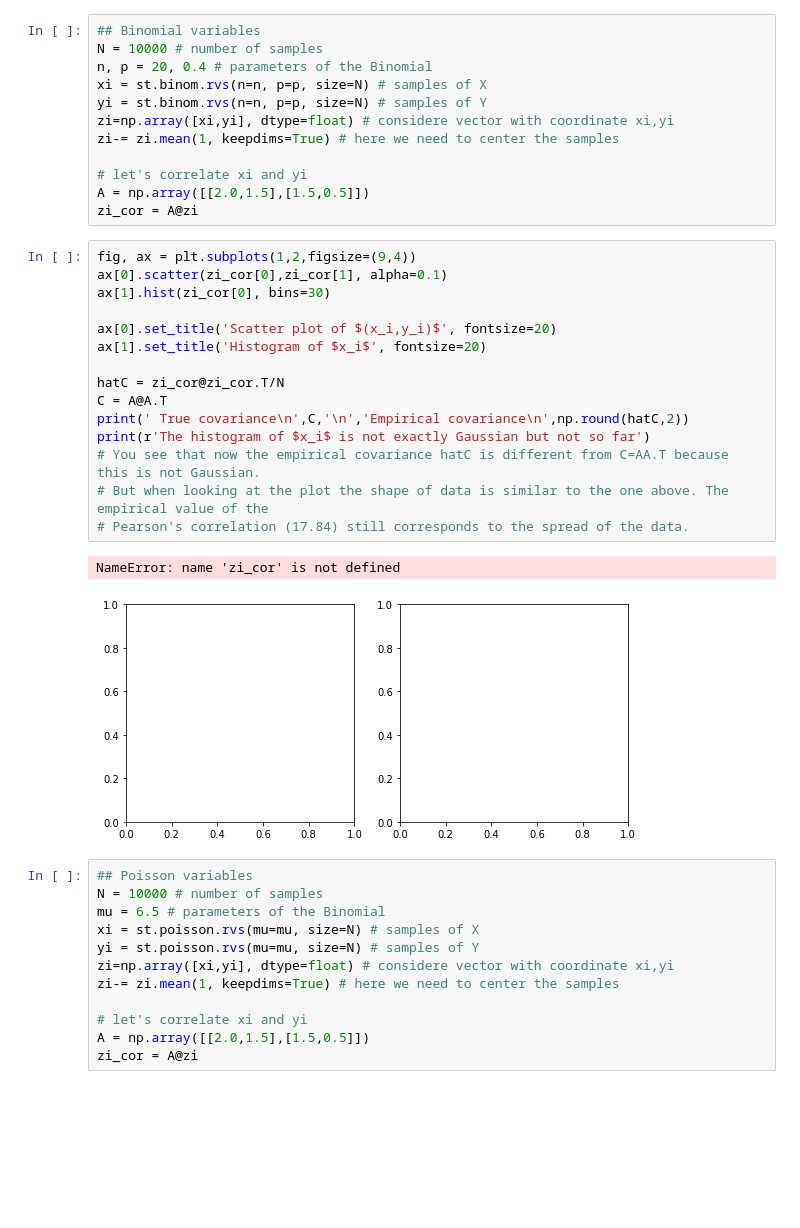
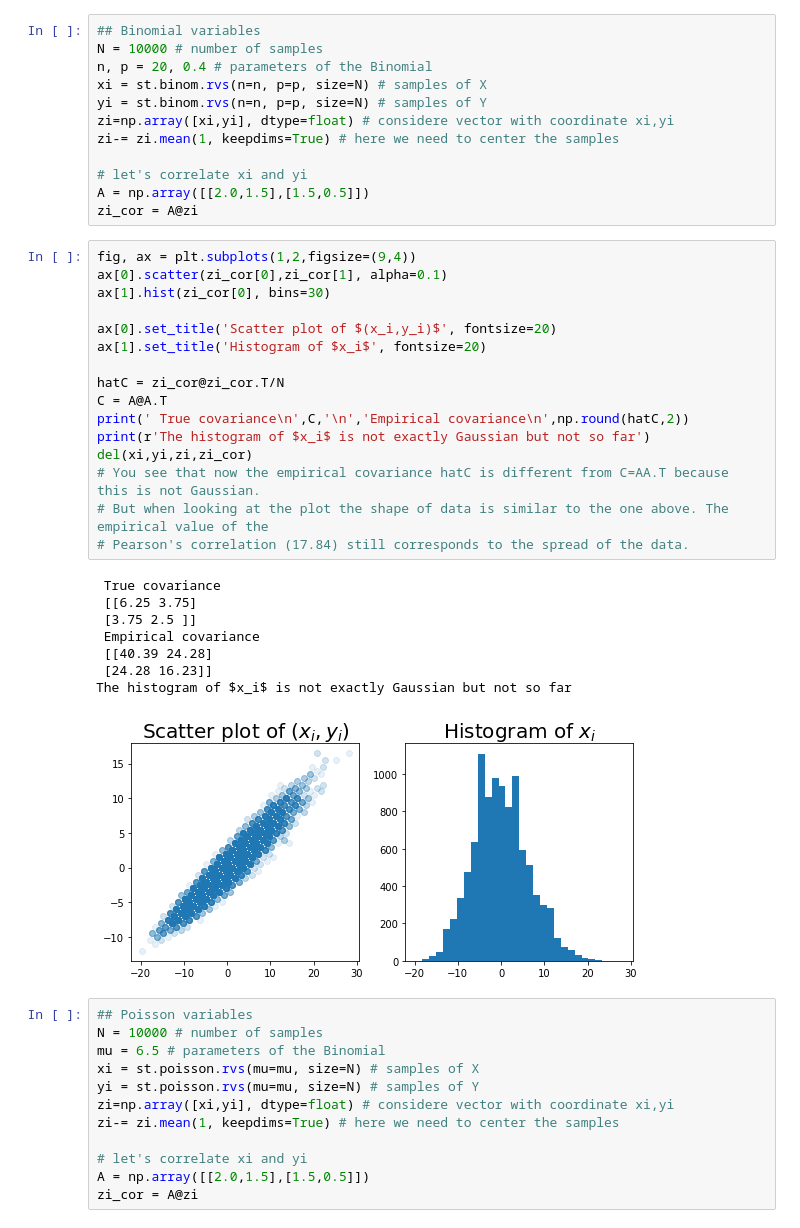
Before and after one commit to JonathanVacher/projects, a Jupyter notebook: correlation/correlations.ipynb, the cells around one changed output. Drawn from its saved outputs; the diff is of its cells as text; blank space fills up the shorter version.

```diff
--- a/correlation/correlations.ipynb
+++ b/correlation/correlations.ipynb
@@ -66,21 +66,28 @@ zi_cor = A@zi
 # %%
 fig, ax = plt.subplots(1,2,figsize=(9,4))
 ax[0].scatter(zi_cor[0],zi_cor[1], alpha=0.1)
 ax[1].hist(zi_cor[0], bins=30)
 
 ax[0].set_title('Scatter plot of $(x_i,y_i)$', fontsize=20)
 ax[1].set_title('Histogram of $x_i$', fontsize=20)
 
 hatC = zi_cor@zi_cor.T/N
 C = A@A.T
 print(' True covariance\n',C,'\n','Empirical covariance\n',np.round(hatC,2))
 print(r'The histogram of $x_i$ is not exactly Gaussian but not so far')
+del(xi,yi,zi,zi_cor)
 # You see that now the empirical covariance hatC is different from C=AA.T because this is not Gaussian.
 # But when looking at the plot the shape of data is similar to the one above. The empirical value of the
 # Pearson's correlation (17.84) still corresponds to the spread of the data.
 # %% [output]
-NameError: name 'zi_cor' is not defined
+ True covariance
+ [[6.25 3.75]
+ [3.75 2.5 ]]
+ Empirical covariance
+ [[40.39 24.28]
+ [24.28 16.23]]
+The histogram of $x_i$ is not exactly Gaussian but not so far
-[figure, old version]
+[figure, new version]
 # %%
 ## Poisson variables
 N = 10000 # number of samples
```
Also changed, not shown: parts of 1 cell of this notebook.
